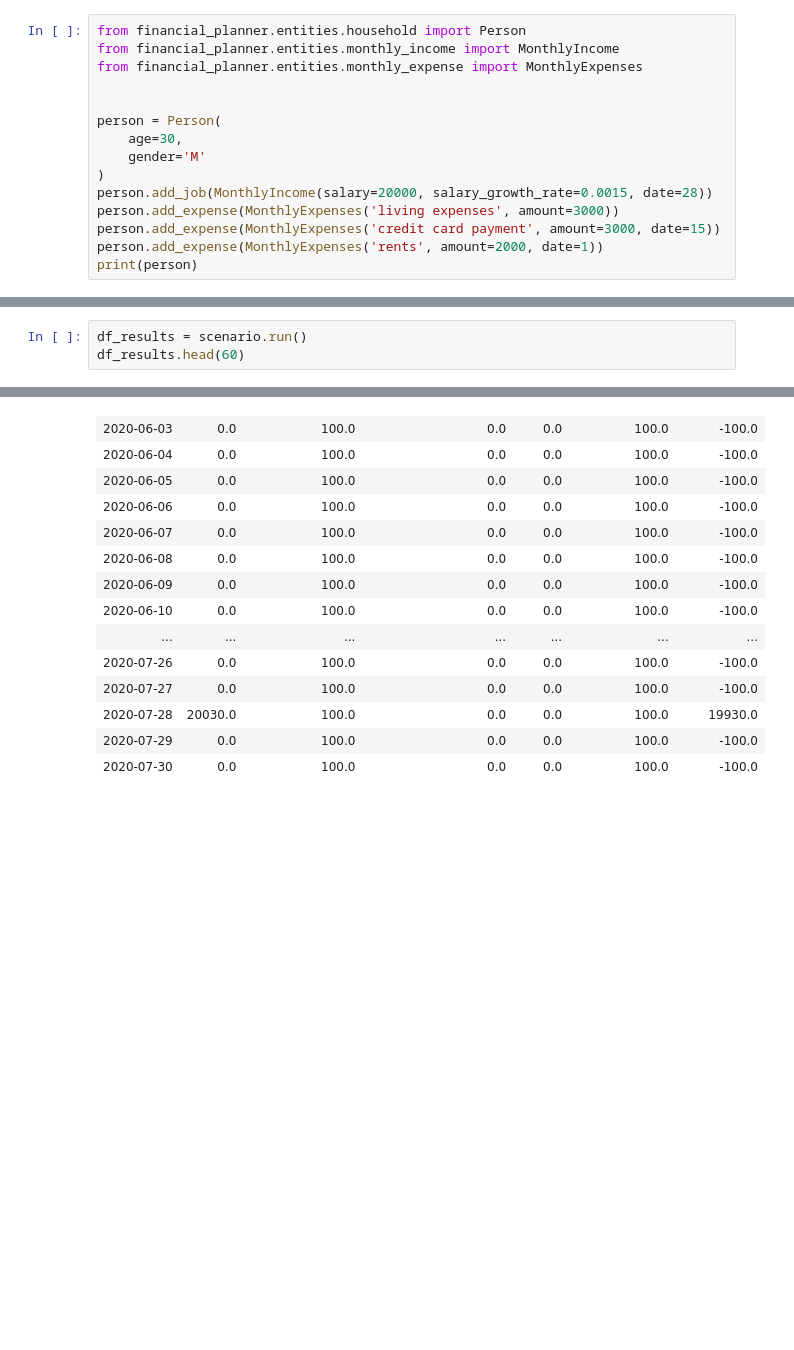
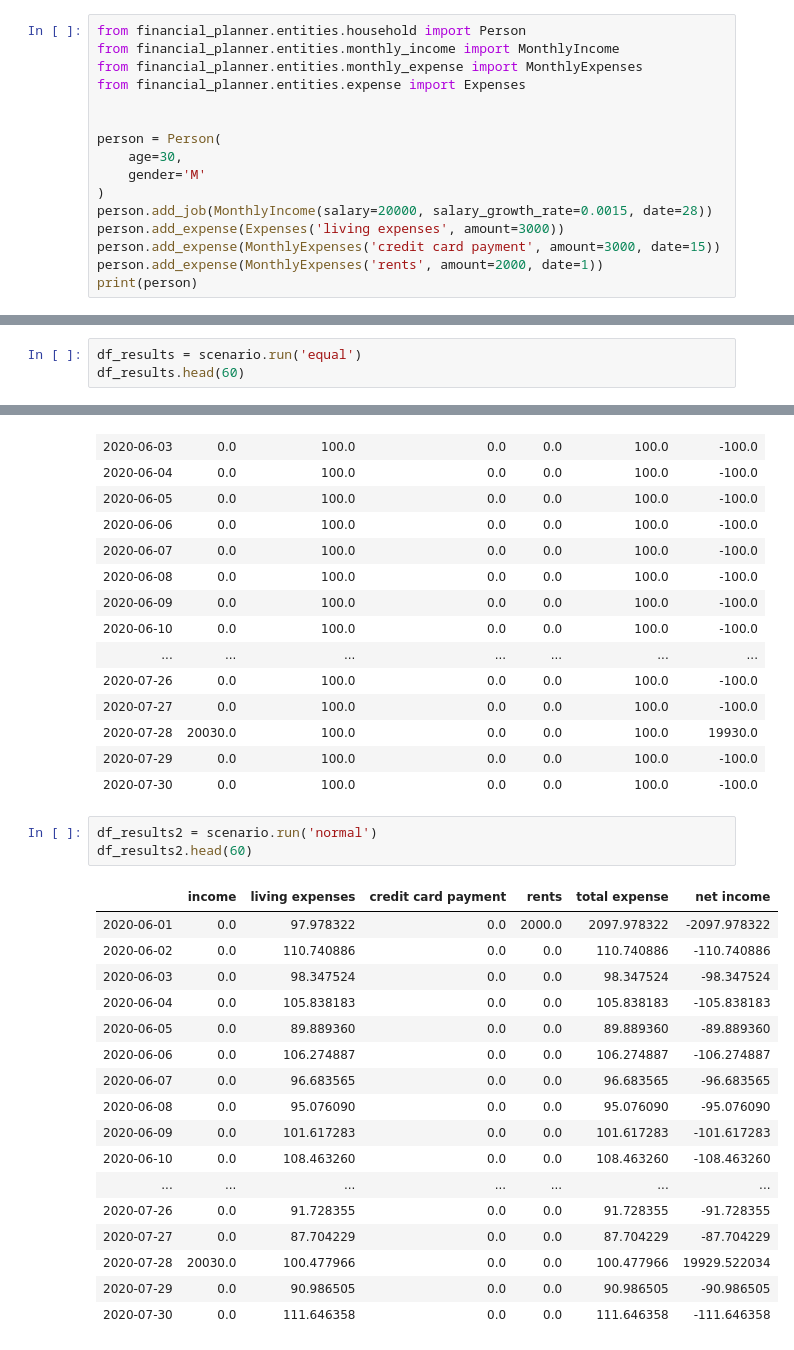
Before and after one commit to AstrocyteResearch/financial-planner, a Jupyter notebook: financial_planner/examples/cash flow analysis/cash flow analysis.ipynb, the cells around one changed output, grey strips where cells are left out. Cells and saved outputs as stored; diff of their text form; blank space fills up the shorter version.

```diff
--- a/financial_planner/examples/cash flow analysis/cash flow analysis.ipynb
+++ b/financial_planner/examples/cash flow analysis/cash flow analysis.ipynb
@@ -24,6 +24,7 @@ import pandas as pd
 from financial_planner.entities.household import Person
 from financial_planner.entities.monthly_income import MonthlyIncome
 from financial_planner.entities.monthly_expense import MonthlyExpenses
+from financial_planner.entities.expense import Expenses
 
 
 person = Person(
@@ -31,7 +32,7 @@ person = Person(
     gender='M'
 )
 person.add_job(MonthlyIncome(salary=20000, salary_growth_rate=0.0015, date=28))
-person.add_expense(MonthlyExpenses('living expenses', amount=3000))
+person.add_expense(Expenses('living expenses', amount=3000))
 person.add_expense(MonthlyExpenses('credit card payment', amount=3000, date=15))
 person.add_expense(MonthlyExpenses('rents', amount=2000, date=1))
 print(person)
@@ -42,7 +43,7 @@ from financial_planner.calculators.Cash_Flow_Analysis import CashFlow
 
 scenario = CashFlow(person=person)
 # %%
-df_results = scenario.run()
+df_results = scenario.run('equal')
 df_results.head(60)
 # %% [output]
 |  | income | living expenses | credit card payment | rents | total expense | net income |
@@ -62,3 +63,24 @@ df_results.head(60)
 | 2020-07-28 | 20030.0 | 100.0 | 0.0 | 0.0 | 100.0 | 19930.0 |
 | 2020-07-29 | 0.0 | 100.0 | 0.0 | 0.0 | 100.0 | -100.0 |
 | 2020-07-30 | 0.0 | 100.0 | 0.0 | 0.0 | 100.0 | -100.0 |
+# %%
+df_results2 = scenario.run('normal')
+df_results2.head(60)
+# %% [output]
+|  | income | living expenses | credit card payment | rents | total expense | net income |
+| 2020-06-01 | 0.0 | 97.978322 | 0.0 | 2000.0 | 2097.978322 | -2097.978322 |
+| 2020-06-02 | 0.0 | 110.740886 | 0.0 | 0.0 | 110.740886 | -110.740886 |
+| 2020-06-03 | 0.0 | 98.347524 | 0.0 | 0.0 | 98.347524 | -98.347524 |
+| 2020-06-04 | 0.0 | 105.838183 | 0.0 | 0.0 | 105.838183 | -105.838183 |
+| 2020-06-05 | 0.0 | 89.889360 | 0.0 | 0.0 | 89.889360 | -89.889360 |
+| 2020-06-06 | 0.0 | 106.274887 | 0.0 | 0.0 | 106.274887 | -106.274887 |
+| 2020-06-07 | 0.0 | 96.683565 | 0.0 | 0.0 | 96.683565 | -96.683565 |
+| 2020-06-08 | 0.0 | 95.076090 | 0.0 | 0.0 | 95.076090 | -95.076090 |
+| 2020-06-09 | 0.0 | 101.617283 | 0.0 | 0.0 | 101.617283 | -101.617283 |
+| 2020-06-10 | 0.0 | 108.463260 | 0.0 | 0.0 | 108.463260 | -108.463260 |
+| ... | ... | ... | ... | ... | ... | ... |
+| 2020-07-26 | 0.0 | 91.728355 | 0.0 | 0.0 | 91.728355 | -91.728355 |
+| 2020-07-27 | 0.0 | 87.704229 | 0.0 | 0.0 | 87.704229 | -87.704229 |
+| 2020-07-28 | 20030.0 | 100.477966 | 0.0 | 0.0 | 100.477966 | 19929.522034 |
+| 2020-07-29 | 0.0 | 90.986505 | 0.0 | 0.0 | 90.986505 | -90.986505 |
+| 2020-07-30 | 0.0 | 111.646358 | 0.0 | 0.0 | 111.646358 | -111.646358 |
```
Also changed, not shown: parts of 1 cell of this notebook.
